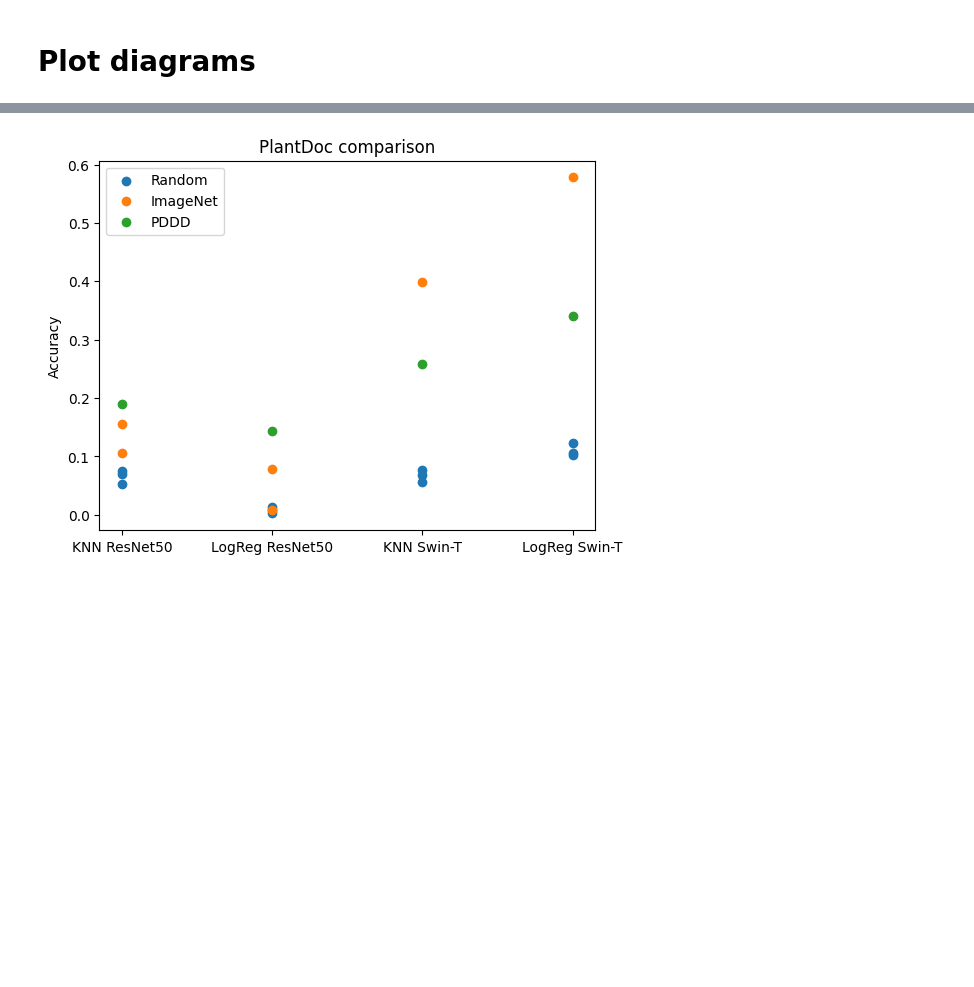
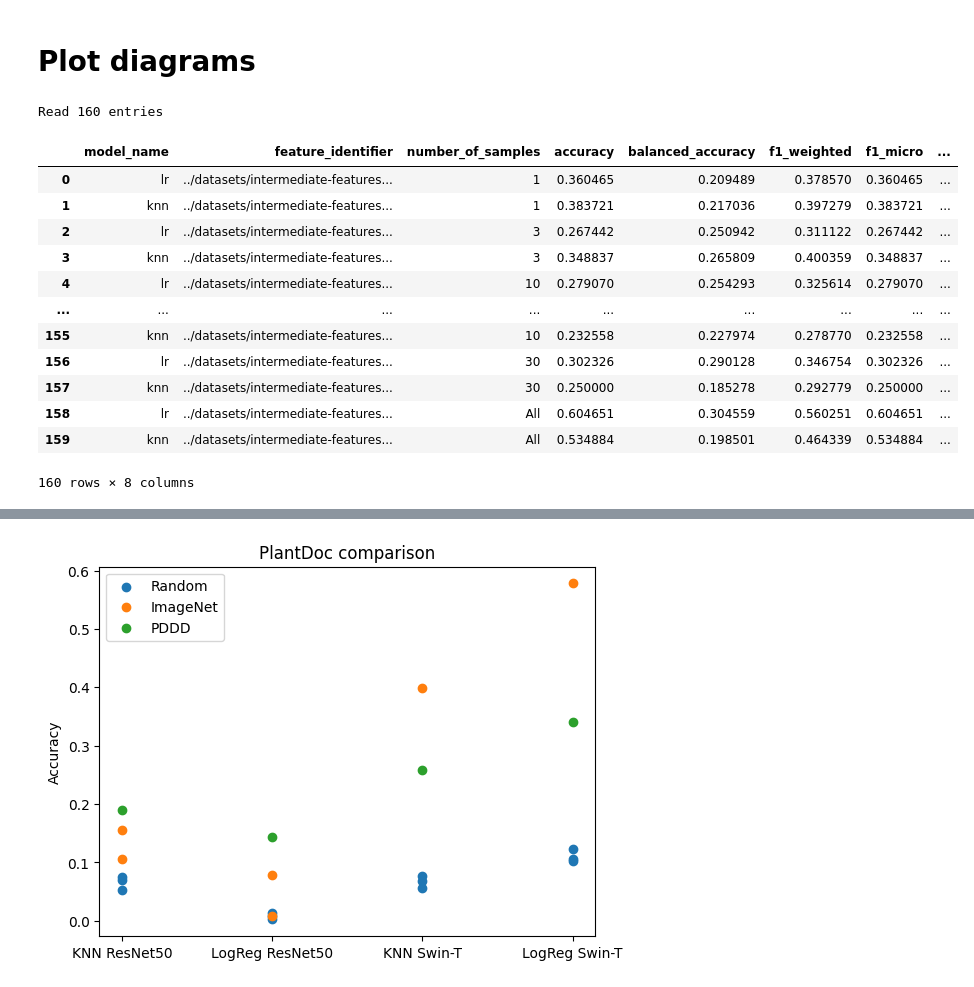
Before and after one commit to AlexanderPeter/thesis, a Jupyter notebook: code/19_plot_diagrams.ipynb, the cells around one changed output, grey strips where cells are left out. Drawn from its saved outputs; the diff is of its cells as text; code cells hidden in the pictures; blank space fills up the shorter version.

```diff
--- a/code/19_plot_diagrams.ipynb
+++ b/code/19_plot_diagrams.ipynb
@@ -4,0 +7,33 @@ import matplotlib.pyplot as plt
+# %%
+metric_file_path = "../runs/metrics.txt"
+# %%
+metric_file = open(metric_file_path, "r")
+content = metric_file.read().replace("\n", "").replace("}{", "},{")
+entries = json.loads("[" + content + "]")
+print(f"Read {len(entries)} entries")
+# %% [output]
+Read 160 entries
+# %%
+def number_to_string(value):
+    if value == value: # NaN
+        return str(int(value))
+    else:
+        return "All"
+
+df = pd.DataFrame.from_records(entries)
+df["number_of_samples"] = df["number_of_samples"].apply(number_to_string)
+df
+# %% [output]
+|  | model_name | feature_identifier | number_of_samples | accuracy | balanced_accuracy | f1_weighted | f1_micro | ... |
+| 0 | lr | ../datasets/intermediate-features... | 1 | 0.360465 | 0.209489 | 0.378570 | 0.360465 | ... |
+| 1 | knn | ../datasets/intermediate-features... | 1 | 0.383721 | 0.217036 | 0.397279 | 0.383721 | ... |
+| 2 | lr | ../datasets/intermediate-features... | 3 | 0.267442 | 0.250942 | 0.311122 | 0.267442 | ... |
+| 3 | knn | ../datasets/intermediate-features... | 3 | 0.348837 | 0.265809 | 0.400359 | 0.348837 | ... |
+| 4 | lr | ../datasets/intermediate-features... | 10 | 0.279070 | 0.254293 | 0.325614 | 0.279070 | ... |
+| ... | ... | ... | ... | ... | ... | ... | ... | ... |
+| 155 | knn | ../datasets/intermediate-features... | 10 | 0.232558 | 0.227974 | 0.278770 | 0.232558 | ... |
+| 156 | lr | ../datasets/intermediate-features... | 30 | 0.302326 | 0.290128 | 0.346754 | 0.302326 | ... |
+| 157 | knn | ../datasets/intermediate-features... | 30 | 0.250000 | 0.185278 | 0.292779 | 0.250000 | ... |
+| 158 | lr | ../datasets/intermediate-features... | All | 0.604651 | 0.304559 | 0.560251 | 0.604651 | ... |
+| 159 | knn | ../datasets/intermediate-features... | All | 0.534884 | 0.198501 | 0.464339 | 0.534884 | ... |
+160 rows × 8 columns
```
Also changed, not shown: parts of 3 cells of this notebook, 5 other files.
